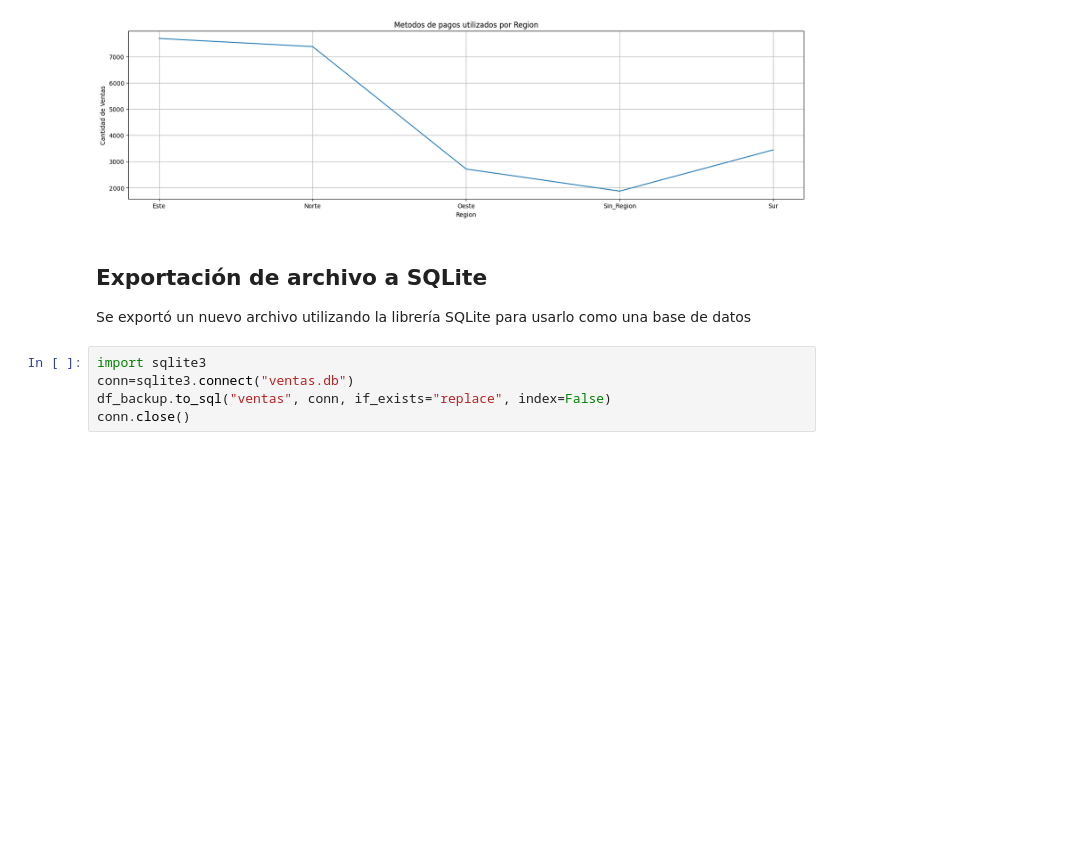
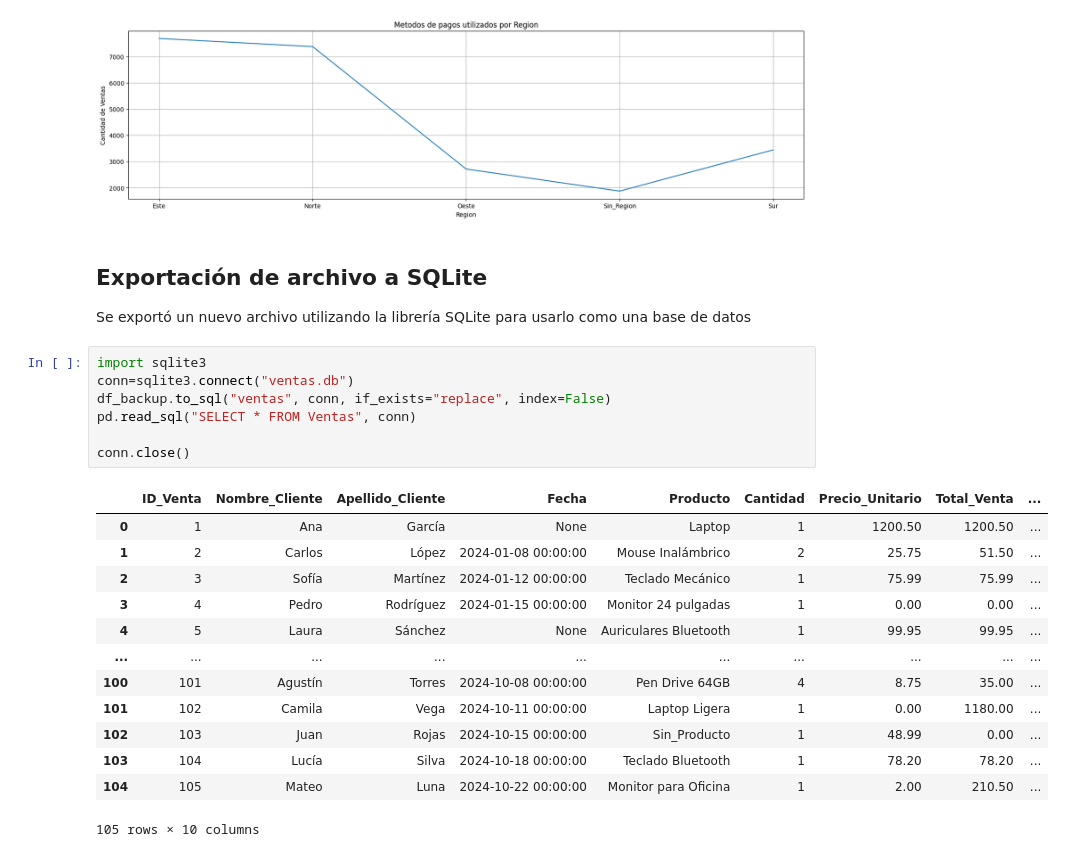
Before and after one commit to AlanRik20/parcial1_tlp3_alan_riquelme, a Jupyter notebook: main.ipynb, the cells around one changed output. Saved outputs shown, nothing was run; the diff lists cells and outputs as text; blank space fills up the shorter version.

```diff
--- a/main.ipynb
+++ b/main.ipynb
@@ -209,5 +209,21 @@ Se exportó un nuevo archivo utilizando la librería SQLite para usarlo como una
 # %%
 import sqlite3
 conn=sqlite3.connect("ventas.db")
 df_backup.to_sql("ventas", conn, if_exists="replace", index=False)
+pd.read_sql("SELECT * FROM Ventas", conn)
+
 conn.close()
+# %% [output]
+|  | ID_Venta | Nombre_Cliente | Apellido_Cliente | Fecha | Producto | Cantidad | Precio_Unitario | Total_Venta | ... |
+| 0 | 1 | Ana | García | None | Laptop | 1 | 1200.50 | 1200.50 | ... |
+| 1 | 2 | Carlos | López | 2024-01-08 00:00:00 | Mouse Inalámbrico | 2 | 25.75 | 51.50 | ... |
+| 2 | 3 | Sofía | Martínez | 2024-01-12 00:00:00 | Teclado Mecánico | 1 | 75.99 | 75.99 | ... |
+| 3 | 4 | Pedro | Rodríguez | 2024-01-15 00:00:00 | Monitor 24 pulgadas | 1 | 0.00 | 0.00 | ... |
+| 4 | 5 | Laura | Sánchez | None | Auriculares Bluetooth | 1 | 99.95 | 99.95 | ... |
+| ... | ... | ... | ... | ... | ... | ... | ... | ... | ... |
+| 100 | 101 | Agustín | Torres | 2024-10-08 00:00:00 | Pen Drive 64GB | 4 | 8.75 | 35.00 | ... |
+| 101 | 102 | Camila | Vega | 2024-10-11 00:00:00 | Laptop Ligera | 1 | 0.00 | 1180.00 | ... |
+| 102 | 103 | Juan | Rojas | 2024-10-15 00:00:00 | Sin_Producto | 1 | 48.99 | 0.00 | ... |
+| 103 | 104 | Lucía | Silva | 2024-10-18 00:00:00 | Teclado Bluetooth | 1 | 78.20 | 78.20 | ... |
+| 104 | 105 | Mateo | Luna | 2024-10-22 00:00:00 | Monitor para Oficina | 1 | 2.00 | 210.50 | ... |
+105 rows × 10 columns
```
